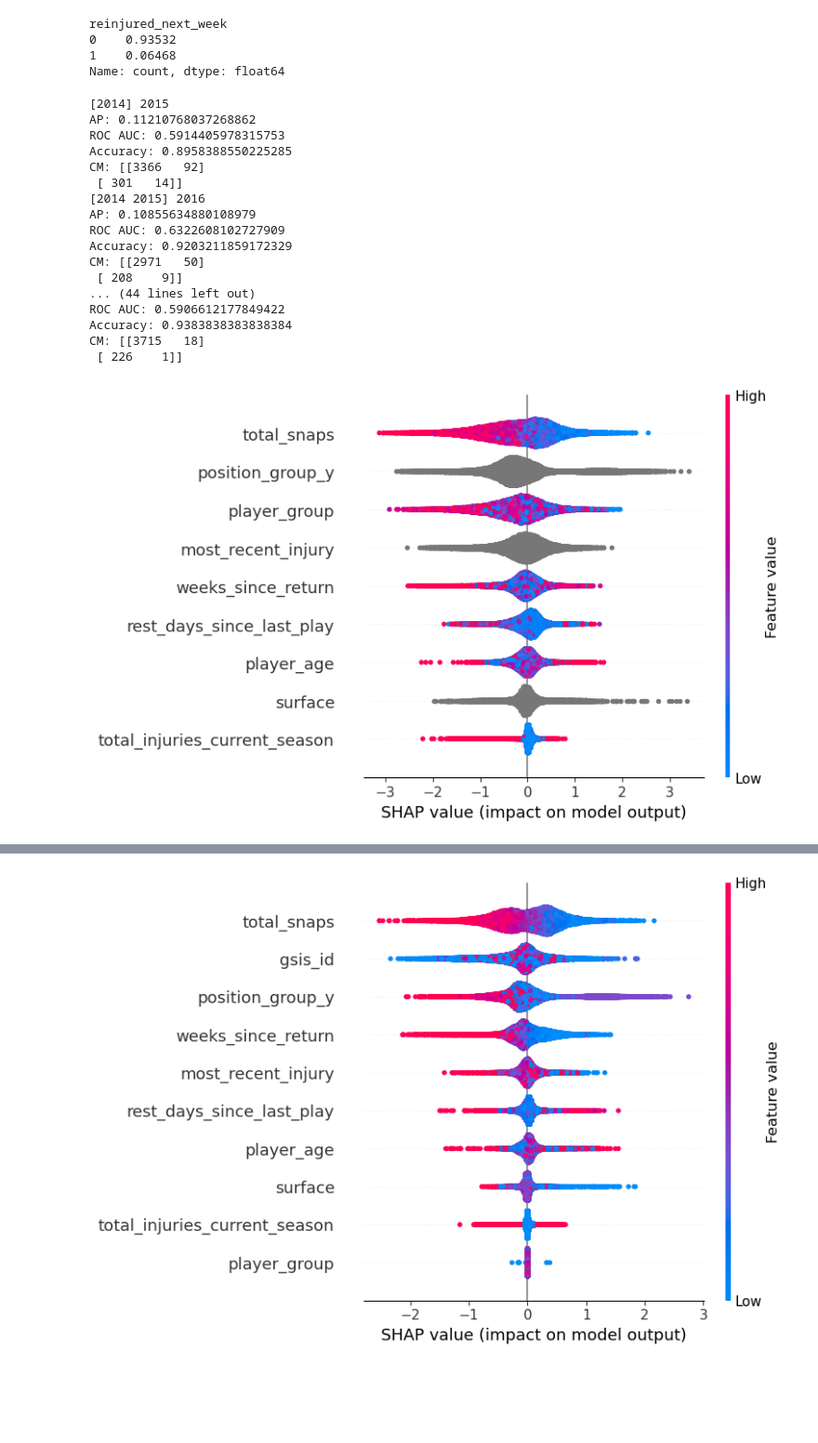
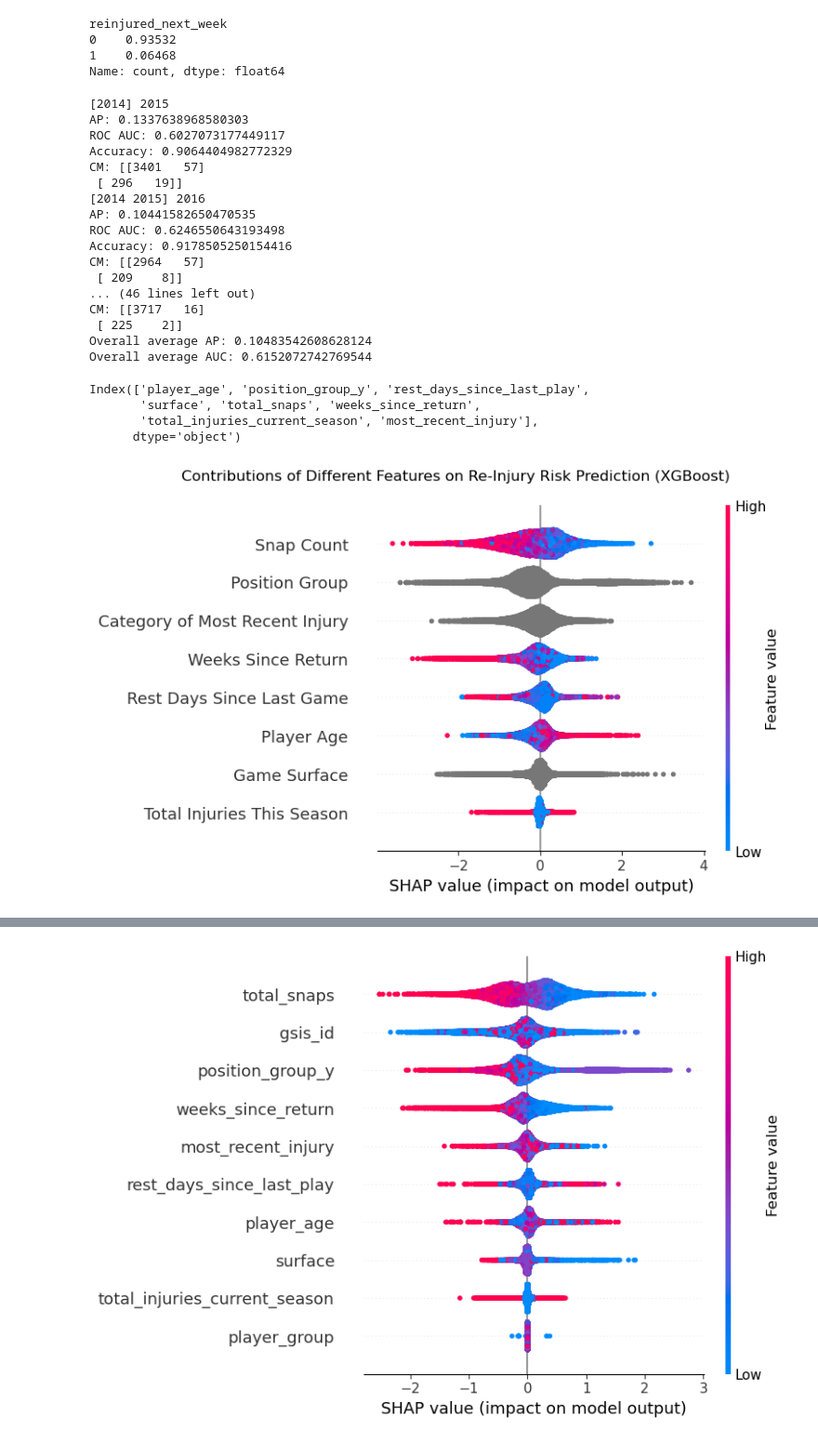
Before and after one commit to jc39963/NFLPA_2025, a Jupyter notebook: reinjury.ipynb, the cells around one changed output, grey strips where cells are left out. Shown at 93% size. Saved outputs shown, nothing was run; the diff lists cells and outputs as text; code cells hidden in the pictures; blank space fills up the shorter version.

Commit message:
reinjury plots

```diff
--- a/reinjury.ipynb
+++ b/reinjury.ipynb
@@ -599,8 +599,7 @@ play_filtered = play_filtered[
         "weeks_since_return",  # wouldn't use these last three for injury risk
         "total_injuries_current_season",
         "most_recent_injury",
-        "gsis_id" #added for future use in mixed effects
-
+        "gsis_id",  # added for future use in mixed effects
     ]
 ]
 # %%
@@ -638,6 +642,8 @@ from sklearn.metrics import average_precision_score, roc_auc_score, accuracy_sco
 seasons = np.arange(2014, 2025)
 all_shap = []
 all_X = []
+precs = []
+rocs = []
 
 for season in range(1, len(seasons)):
     test_season = seasons[season]
@@ -658,6 +664,8 @@ for season in range(1, len(seasons)):
     model.fit(X_train, y_train)
     y_prob = model.predict_proba(X_test)[:, 1]
     y_pred = (y_prob >= 0.5).astype(int)
+    precs.append(average_precision_score(y_test, y_prob))
+    rocs.append(roc_auc_score(y_test, y_prob))
     print(f"AP: {average_precision_score(y_test, y_prob)}")
     print(f"ROC AUC: {roc_auc_score(y_test, y_prob)}")
     print(f"Accuracy: {accuracy_score(y_test, y_pred)}")
@@ -672,34 +680,67 @@ for season in range(1, len(seasons)):
         shap_values_fold = shap_values
 
     all_shap.append(shap_values_fold)
-    all_X.append(X_test.values)   # or X_test.copy() if you want a DataFrame
+    all_X.append(X_test.values)  # or X_test.copy() if you want a DataFrame
 
 # after the loop
 shap_all = np.vstack(all_shap)
 X_all = np.vstack(all_X)
 feature_names = X_test.columns
+print(f"Overall average AP: {np.mean(np.array(precs))}")
+print(f"Overall average AUC: {np.mean(np.array(rocs))}")
 # %% [output]
 [2014] 2015
-AP: 0.11210768037268862
-ROC AUC: 0.5914405978315753
-Accuracy: 0.8958388550225285
-CM: [[3366   92]
- [ 301   14]]
+AP: 0.1337638968580303
+ROC AUC: 0.6027073177449117
+Accuracy: 0.9064404982772329
+CM: [[3401   57]
+ [ 296   19]]
 [2014 2015] 2016
-AP: 0.10855634880108979
-ROC AUC: 0.6322608102727909
-Accuracy: 0.9203211859172329
-CM: [[2971   50]
- [ 208    9]]
-... (44 lines left out)
-ROC AUC: 0.5906612177849422
-Accuracy: 0.9383838383838384
-CM: [[3715   18]
- [ 226    1]]
+AP: 0.10441582650470535
+ROC AUC: 0.6246550643193498
+Accuracy: 0.9178505250154416
+CM: [[2964   57]
+ [ 209    8]]
+... (46 lines left out)
+CM: [[3717   16]
+ [ 225    2]]
+Overall average AP: 0.10483542608628124
+Overall average AUC: 0.6152072742769544
+# %%
+print(feature_names)
+# %% [output]
+Index(['player_age', 'position_group_y', 'rest_days_since_last_play',
+       'surface', 'total_snaps', 'weeks_since_return',
+       'total_injuries_current_season', 'most_recent_injury'],
+      dtype='object')
 # %%
-shap.summary_plot(shap_all, X_all, feature_names=feature_names)
+import matplotlib.pyplot as plt
+
+shap.summary_plot(
+    shap_all,
+    X_all,
+    feature_names=[
+        "Player Age",
+        "Position Group",
+        "Rest Days Since Last Game",
+        "Game Surface",
+        "Snap Count",
+        "Weeks Since Return",
+        "Total Injuries This Season",
+        "Category of Most Recent Injury",
+    ],
+    show=False,
+)
+plt.title(
+    "Contributions of Different Features on Re-Injury Risk Prediction (XGBoost)",
+    loc="left",
+    x=-0.6,
+    pad=20,
+)
+
+plt.show()
 # %% [output]
-[figure, old version]
+[figure, new version]
 # %%
 from xgboost import plot_importance
 import matplotlib.pyplot as plt
```
Also changed, not shown: parts of 34 cells of this notebook.
